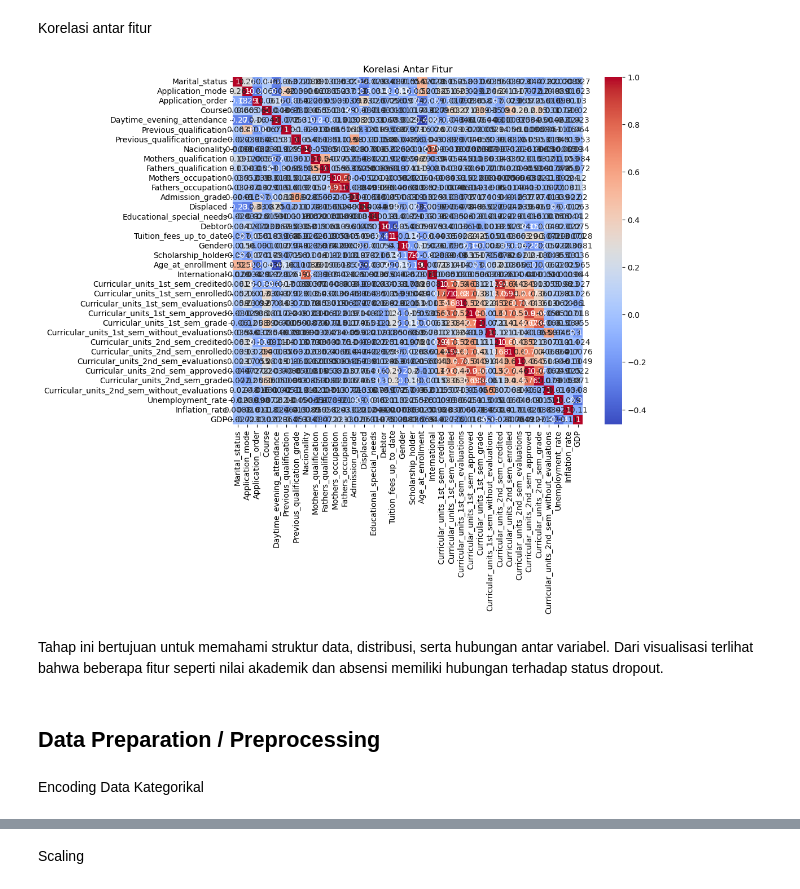
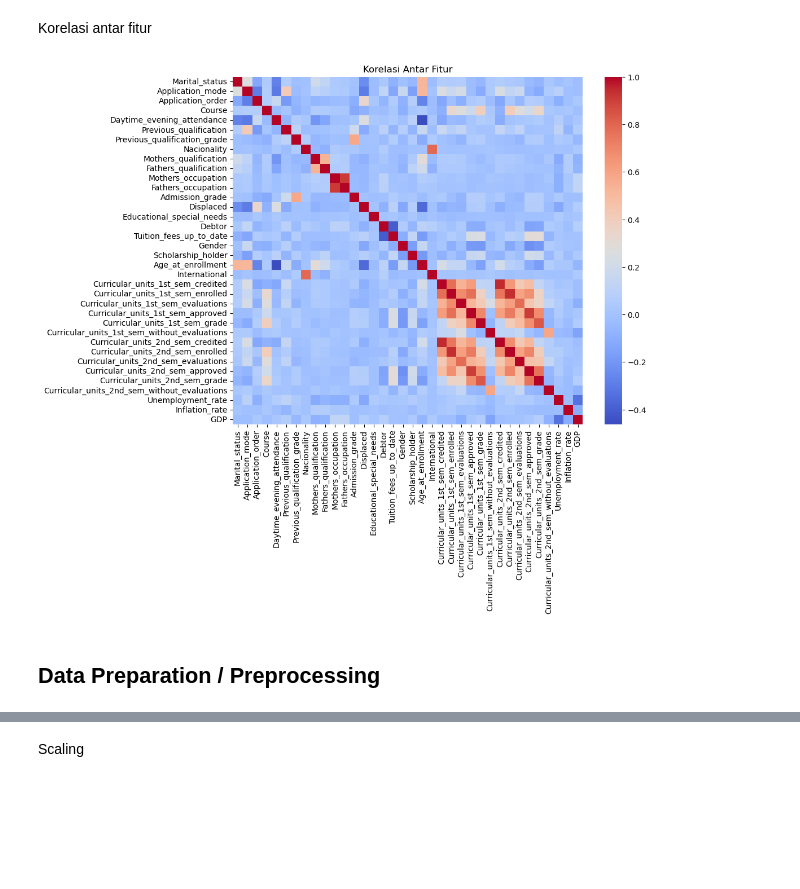
Before and after one commit to AflahaSetyaningrum/dicoding-streamlit-dashboard_submissionakhir, a Jupyter notebook: notebook.ipynb, the cells around one changed output, grey strips where cells are left out. Saved outputs shown, nothing was run; the diff lists cells and outputs as text; code cells hidden in the pictures; blank space fills up the shorter version.

```diff
--- a/notebook.ipynb
+++ b/notebook.ipynb
@@ -30,5 +31,7 @@ from sklearn.metrics import accuracy_score, classification_report, confusion_mat
 # %%
-df = pd.read_csv('data/students.csv')
+df = pd.read_csv('data/students.csv', sep=';')
+df.columns = df.columns.str.strip()
+
+print(df.shape)
 df.head()
-df.shape
 # %% [output]
@@ -107,13 +145,11 @@ plt.show()
 # %% [markdown]
 Korelasi antar fitur
 # %%
-plt.figure(figsize=(10,8))
-sns.heatmap(df.corr(), annot=True, cmap='coolwarm')
+plt.figure(figsize=(10, 8))
+sns.heatmap(df.select_dtypes(include='number').corr(), annot=False, cmap='coolwarm')
 plt.title("Korelasi Antar Fitur")
 plt.show()
 # %% [output]
-[figure, old version]
+[figure, new version]
-# %% [markdown]
-Tahap ini bertujuan untuk memahami struktur data, distribusi, serta hubungan antar variabel. Dari visualisasi terlihat bahwa beberapa fitur seperti nilai akademik dan absensi memiliki hubungan terhadap status dropout.
 # %% [markdown]
 ## Data Preparation / Preprocessing
@@ -122,2 +155,0 @@ df_clean = df.copy()
-# %% [markdown]
-Encoding Data Kategorikal
```
Also changed, not shown: parts of 56 cells of this notebook, 5 other files.
